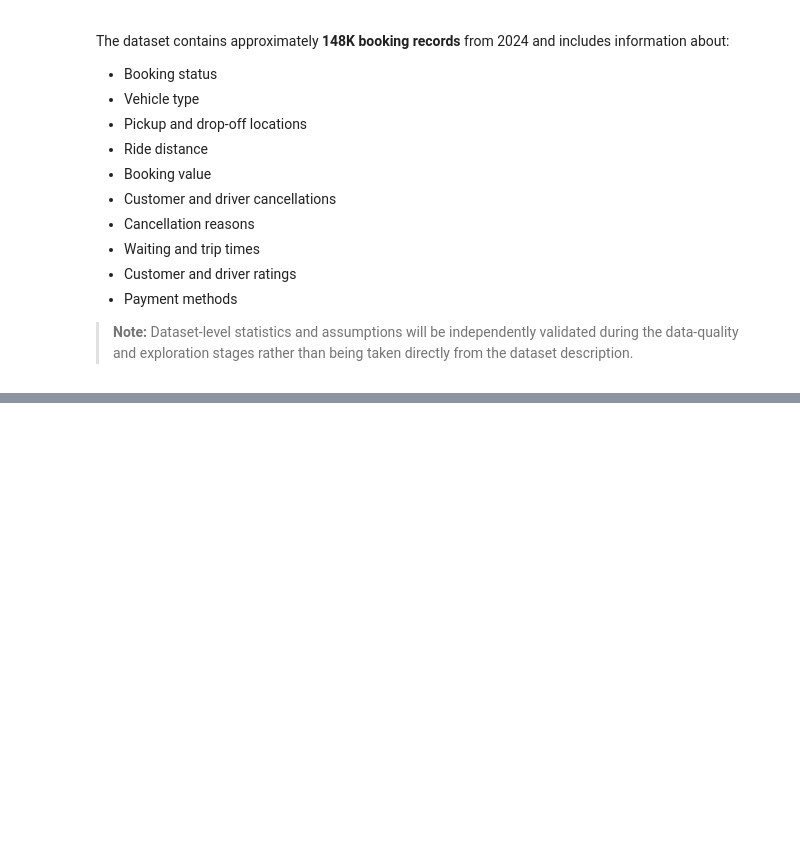
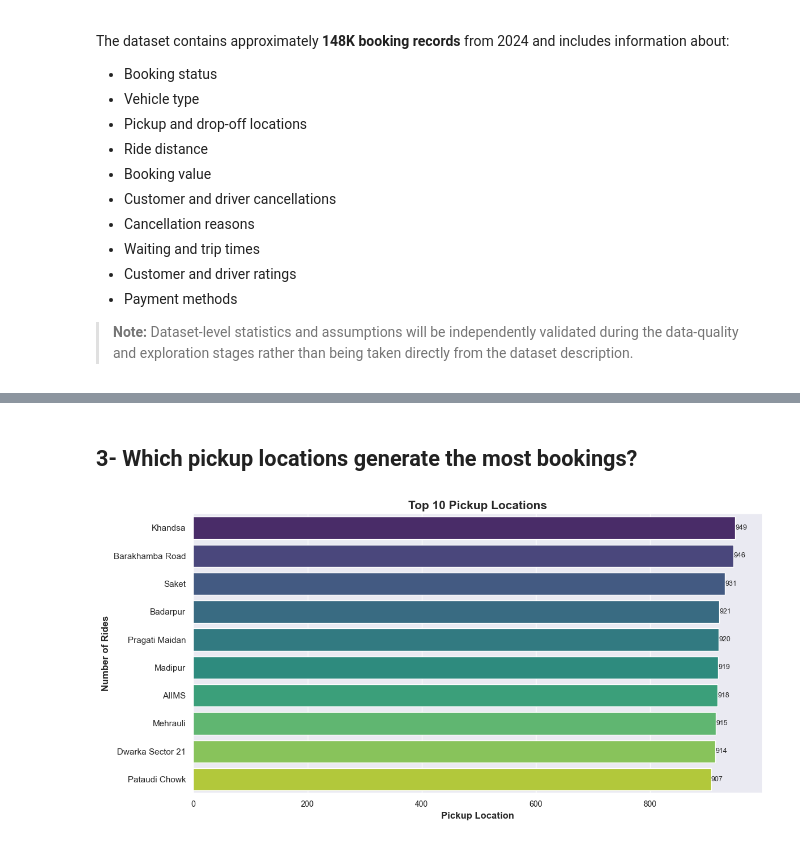
Before and after one commit to Seif-Elmezaien/Uber-Ride-EDA, a Jupyter notebook: Uber Ride EDA.ipynb, the cells around one changed output, grey strips where cells are left out. Saved outputs shown, nothing was run; the diff lists cells and outputs as text; code cells hidden in the pictures; blank space fills up the shorter version.

```diff
--- a/Uber Ride EDA.ipynb
+++ b/Uber Ride EDA.ipynb
@@ -82,0 +286,19 @@ df.head()
+# %% [markdown]
+## 3- Which pickup locations generate the most bookings?
+# %%
+top_10_pickup_locations = df['Pickup Location'].value_counts().head(10)
+
+plt.figure(figsize=(12, 6))
+ax = sns.barplot(x = top_10_pickup_locations.values, y = top_10_pickup_locations.index, palette='viridis')
+
+for container in ax.containers:
+    ax.bar_label(container, fontsize=9)
+
+plt.title('Top 10 Pickup Locations', fontsize=15, fontweight='bold')
+plt.xticks(fontsize=10)
+plt.xlabel('Pickup Location', fontsize=12, fontweight='bold')
+plt.ylabel('Number of Rides', fontsize=12, fontweight='bold')
+plt.tight_layout()
+plt.show()
+# %% [output]
+[figure, added]
```
Also changed, not shown: parts of 29 cells of this notebook, 1 other file.
